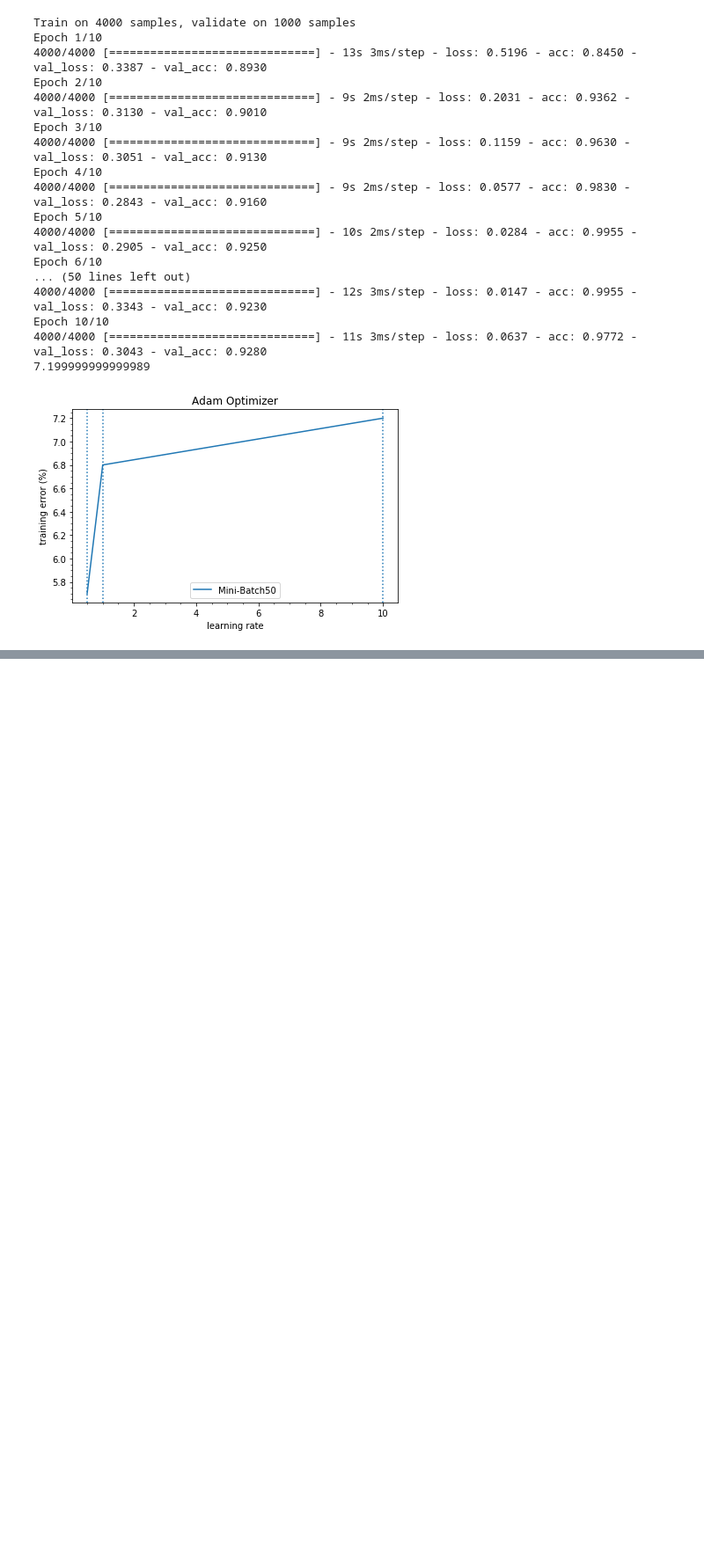
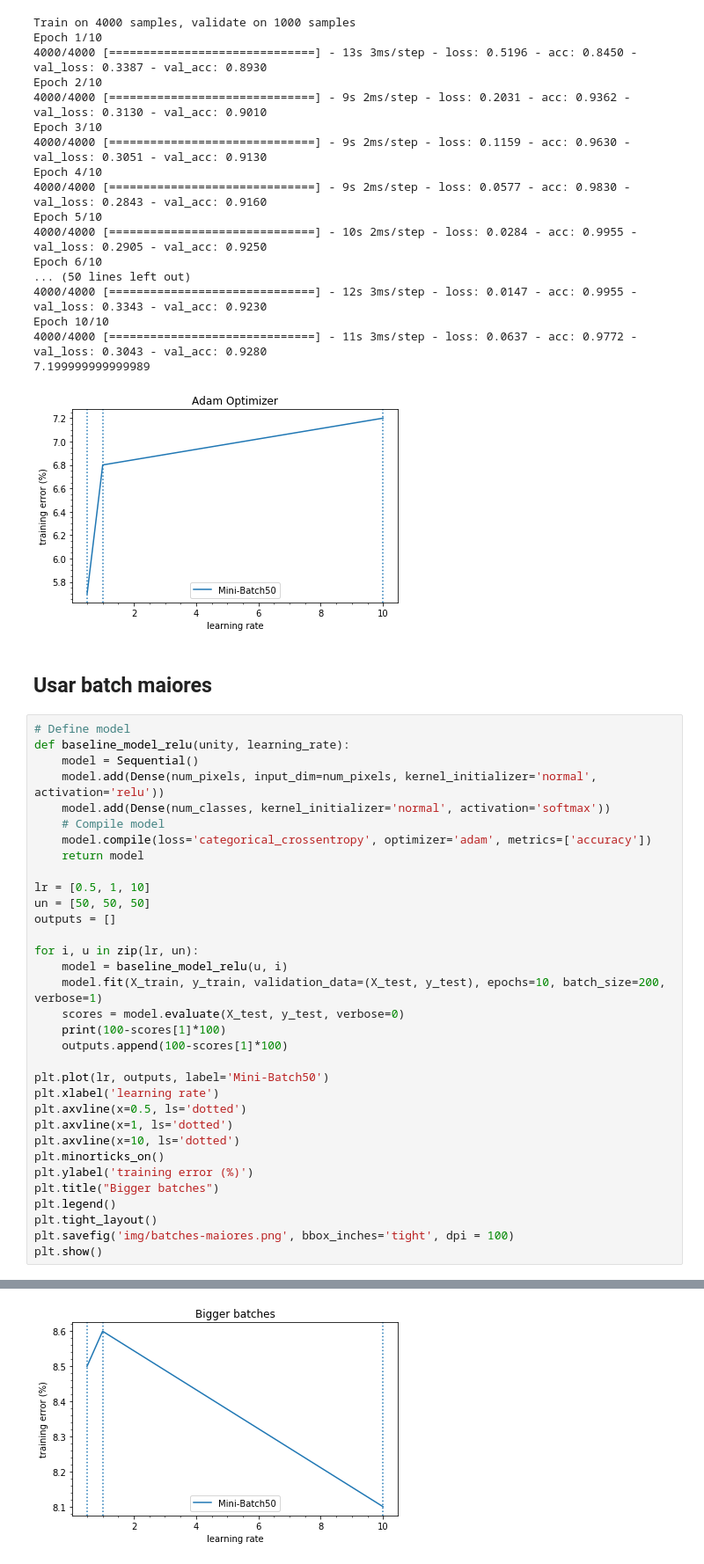
Before and after one commit to gesteves91/tp-ml, a Jupyter notebook: Neural-Network.ipynb, the cells around one changed output, grey strips where cells are left out. Shown at 88% size. Saved outputs shown, nothing was run; the diff lists cells and outputs as text; blank space fills up the shorter version.

```diff
--- a/Neural-Network.ipynb
+++ b/Neural-Network.ipynb
@@ -902,3 +902,39 @@ Epoch 10/10
 4000/4000 [==============================] - 11s 3ms/step - loss: 0.0637 - acc: 0.9772 - val_loss: 0.3043 - val_acc: 0.9280
 7.199999999999989
 [figure]
+# %% [markdown]
+## Usar batch maiores
+# %%
+# Define model
+def baseline_model_relu(unity, learning_rate):
+    model = Sequential()
+    model.add(Dense(num_pixels, input_dim=num_pixels, kernel_initializer='normal', activation='relu'))
+    model.add(Dense(num_classes, kernel_initializer='normal', activation='softmax'))
+    # Compile model
+    model.compile(loss='categorical_crossentropy', optimizer='adam', metrics=['accuracy'])
+    return model
+
+lr = [0.5, 1, 10]
+un = [50, 50, 50]
+outputs = []
+
+for i, u in zip(lr, un):
+    model = baseline_model_relu(u, i)
+    model.fit(X_train, y_train, validation_data=(X_test, y_test), epochs=10, batch_size=200, verbose=1)
+    scores = model.evaluate(X_test, y_test, verbose=0)
+    print(100-scores[1]*100)
+    outputs.append(100-scores[1]*100)
+
+plt.plot(lr, outputs, label='Mini-Batch50')
+plt.xlabel('learning rate')
+plt.axvline(x=0.5, ls='dotted')
+plt.axvline(x=1, ls='dotted')
+plt.axvline(x=10, ls='dotted')
+plt.minorticks_on()
+plt.ylabel('training error (%)')
+plt.title("Bigger batches")
+plt.legend()
+plt.tight_layout()
+plt.savefig('img/batches-maiores.png', bbox_inches='tight', dpi = 100)
+plt.show()
+# %% [output]
@@ -904,0 +975 @@ Epoch 10/10
+[figure, added]
```
Also changed, not shown: parts of 1 cell of this notebook, 2 other files.
